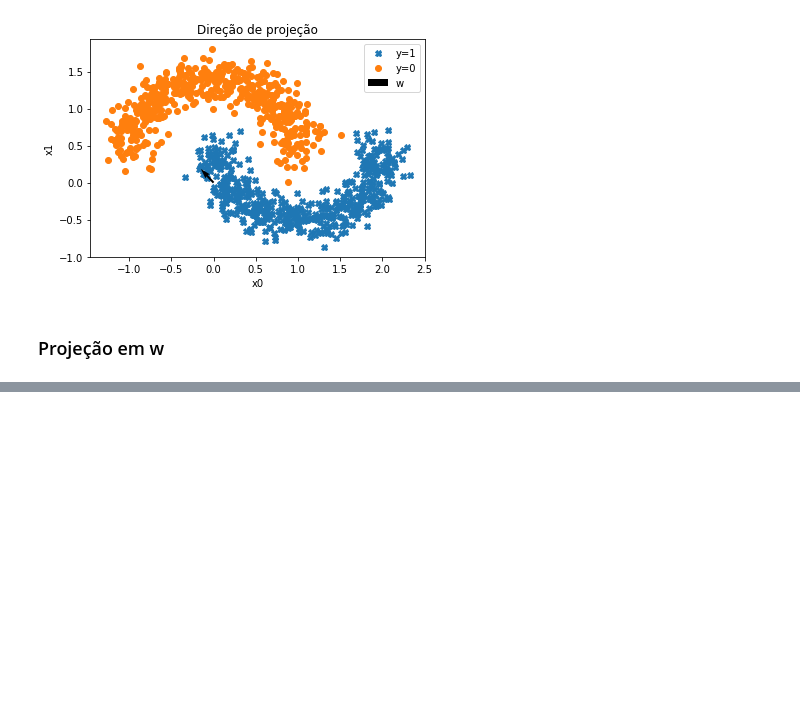
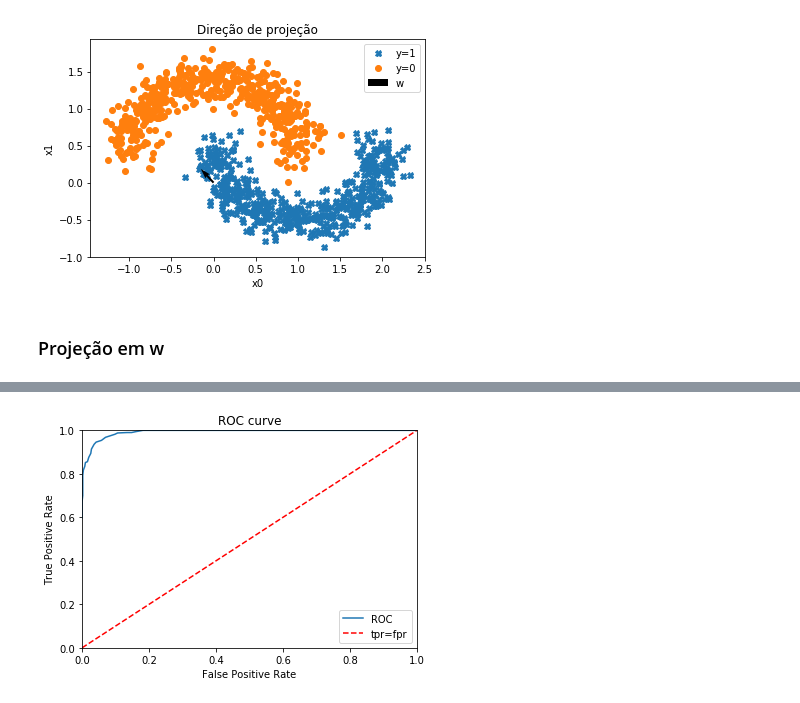
Before and after one commit to RafaelGoncalves8/machine-learning, a Jupyter notebook: 2-linear-classification/deliver/EFC2 - Linear classificartion.ipynb, the cells around one changed output, grey strips where cells are left out. Cells and saved outputs as stored; diff of their text form; code cells hidden in the pictures; blank space fills up the shorter version.

```diff
--- a/2-linear-classification/deliver/EFC2 - Linear classificartion.ipynb
+++ b/2-linear-classification/deliver/EFC2 - Linear classificartion.ipynb
@@ -174,0 +188,23 @@ plt.show()
+# %%
+g = lambda z: 1/(1 + np.exp(-z))
+# %%
+lr = lambda Phi, w: g(np.dot(Phi, w))
+# %%
+mmq = lambda Phi, y: np.dot(np.dot(np.linalg.inv(np.dot(Phi.T, Phi)), Phi.T), y)
+# %%
+w = mmq(Phi, y)
+# %%
+thres_v = [0.001*e for e in range(300,701, 5)]
+roc, f1 = roc_curve(Phi, y, w, thres_v, lr)
+plt.plot(roc[:,0], roc[:,1], 'C0-')
+plt.plot([0, 1], [0, 1],'r--')
+plt.xlim([0, 1])
+plt.ylim([0, 1])
+plt.title("ROC curve")
+plt.legend(["ROC", "tpr=fpr"])
+plt.ylabel('True Positive Rate')
+plt.xlabel('False Positive Rate')
+plt.savefig(os.path.join(image_dir, 'roc_lr.png'), bbox_inches='tight')
+plt.show()
+# %% [output]
+[figure, added]
```
Also changed, not shown: parts of 19 cells of this notebook, 8 other files.
